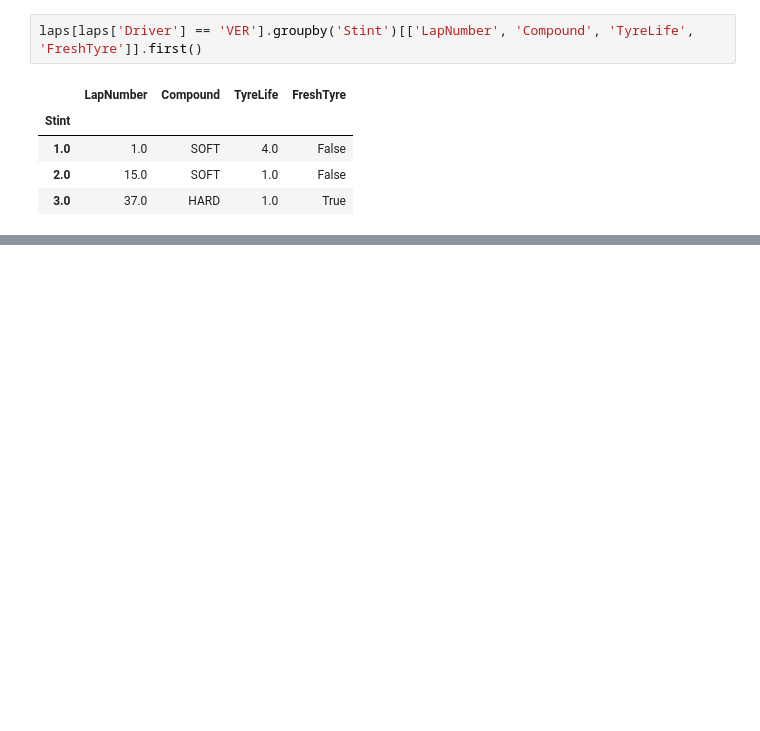
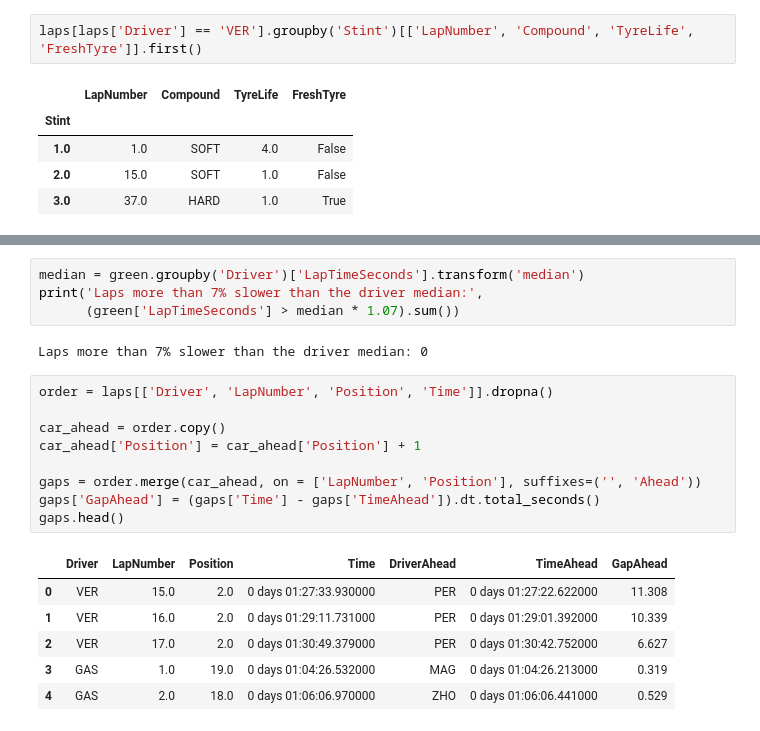
Before and after one commit to janjanisz/boxbox, a Jupyter notebook: 05_cleaning.ipynb, the cells around one changed output, grey strips where cells are left out. Drawn from its saved outputs; the diff is of its cells as text; blank space fills up the shorter version.

```diff
--- a/05_cleaning.ipynb
+++ b/05_cleaning.ipynb
@@ -231,0 +253,22 @@ laps[laps['Driver'] == 'VER'].groupby('Stint')[['LapNumber', 'Compound', 'TyreLi
+# %%
+median = green.groupby('Driver')['LapTimeSeconds'].transform('median')
+print('Laps more than 7% slower than the driver median:',
+      (green['LapTimeSeconds'] > median * 1.07).sum())
+# %% [output]
+Laps more than 7% slower than the driver median: 0
+# %%
+order = laps[['Driver', 'LapNumber', 'Position', 'Time']].dropna()
+
+car_ahead = order.copy()
+car_ahead['Position'] = car_ahead['Position'] + 1
+
+gaps = order.merge(car_ahead, on = ['LapNumber', 'Position'], suffixes=('', 'Ahead'))
+gaps['GapAhead'] = (gaps['Time'] - gaps['TimeAhead']).dt.total_seconds()
+gaps.head()
+# %% [output]
+|  | Driver | LapNumber | Position | Time | DriverAhead | TimeAhead | GapAhead |
+| 0 | VER | 15.0 | 2.0 | 0 days 01:27:33.930000 | PER | 0 days 01:27:22.622000 | 11.308 |
+| 1 | VER | 16.0 | 2.0 | 0 days 01:29:11.731000 | PER | 0 days 01:29:01.392000 | 10.339 |
+| 2 | VER | 17.0 | 2.0 | 0 days 01:30:49.379000 | PER | 0 days 01:30:42.752000 | 6.627 |
+| 3 | GAS | 1.0 | 19.0 | 0 days 01:04:26.532000 | MAG | 0 days 01:04:26.213000 | 0.319 |
+| 4 | GAS | 2.0 | 18.0 | 0 days 01:06:06.970000 | ZHO | 0 days 01:06:06.441000 | 0.529 |
```
Also changed, not shown: parts of 11 cells of this notebook.
